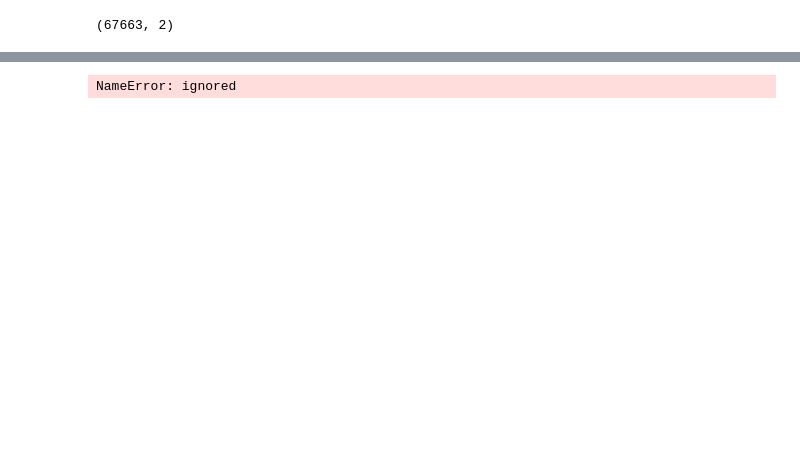
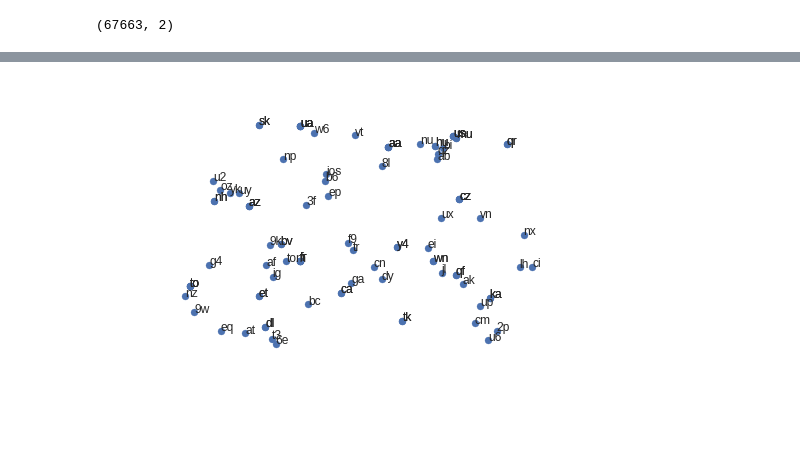
Before and after one commit to subodhchhabra/ai, a Jupyter notebook: notebooks/2019_tf/airline2vec.ipynb, the cells around one changed output, grey strips where cells are left out. Saved outputs shown, nothing was run; the diff lists cells and outputs as text; code cells hidden in the pictures.

```diff
--- a/notebooks/2019_tf/airline2vec.ipynb
+++ b/notebooks/2019_tf/airline2vec.ipynb
@@ -184,8 +184,8 @@ Y.shape
 EPOCHS=5
 BATCH_SIZE=1000
 
-# model.compile(optimizer='adam', loss='sparse_categorical_crossentropy', metrics=['accuracy'])
-model.compile(optimizer='adam', loss='sparse_categorical_crossentropy')
+model.compile(optimizer='adam', loss='sparse_categorical_crossentropy', metrics=['accuracy'])
+# model.compile(optimizer='adam', loss='sparse_categorical_crossentropy')
 history = model.fit(x, Y, epochs=EPOCHS, batch_size=BATCH_SIZE, verbose=1)
 
 
@@ -230,15 +218,12 @@ todo: create matching names
 # %%
-embedding_layer = model.get_layer('embedding')
-embedding_model = Model(inputs=model.input, outputs=embedding_layer.output)
-embeddings_2d = embedding_model.predict(samples).reshape(-1, 2)
 
 # for printing only
 # plt.figure(dpi=600)
 plt.axis('off')
 plt.scatter(embeddings_2d[:, 0], embeddings_2d[:, 1])
-for name, x_pos, y_pos in zip(airport_names, embeddings_2d[:, 0], embeddings_2d[:, 1]):
-  print(name, (x_pos, y_pos))
+for index, x_pos, y_pos in zip(samples, embeddings_2d[:, 0], embeddings_2d[:, 1]):
+  name = airline_tokenizer.index_word[index]
+#   print(name, (x_pos, y_pos))
   plt.annotate(name, (x_pos, y_pos))
 # %% [output]
-NameError: ignored
-[figure, old version]
+[figure, new version]
```
Also changed, not shown: parts of 7 cells of this notebook.
